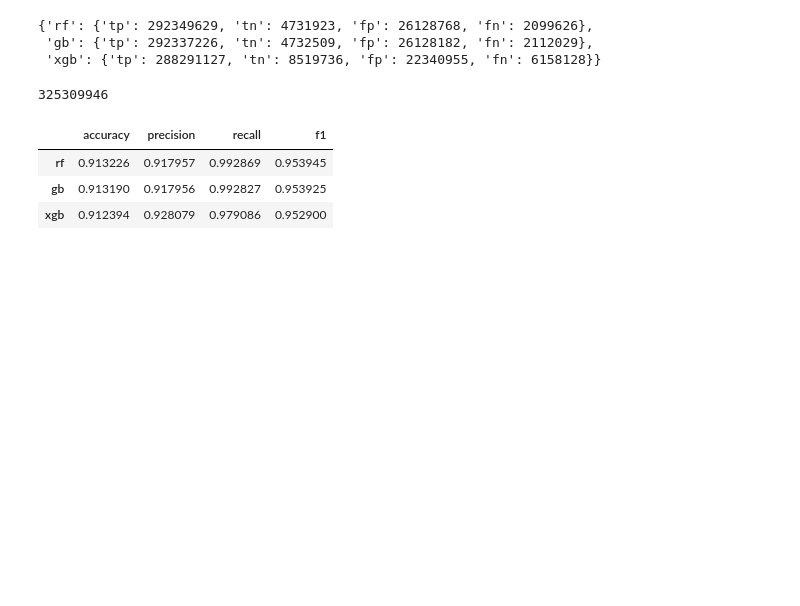
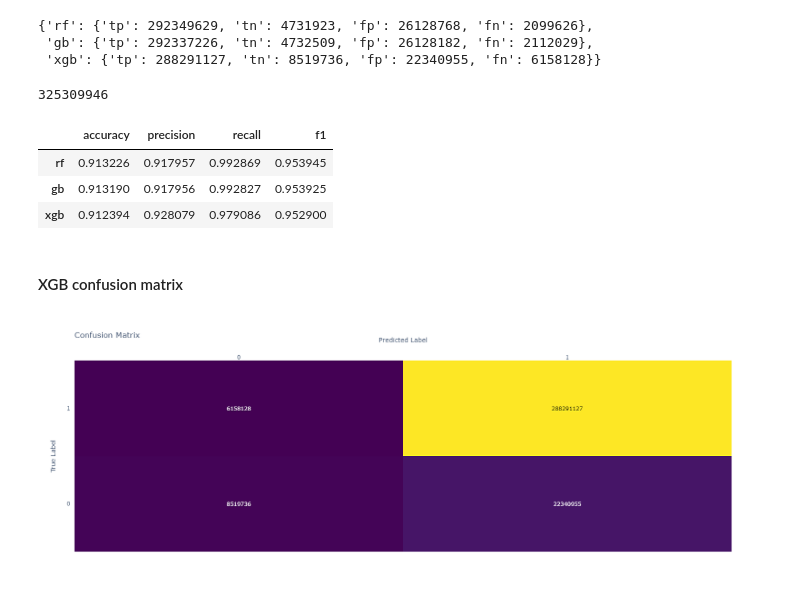
Before and after one commit to LRAbbade/IoT_anomaly_detection, a Jupyter notebook: iot23_control_training.ipynb, the cells around one changed output. Cells and saved outputs as stored; diff of their text form; code cells hidden in the pictures; blank space fills up the shorter version.

Commit message:
add xgb conf matrix

```diff
--- a/iot23_control_training.ipynb
+++ b/iot23_control_training.ipynb
@@ -585,3 +587,22 @@ pd.DataFrame(res).T[['accuracy', 'precision', 'recall', 'f1']]
 | rf | 0.913226 | 0.917957 | 0.992869 | 0.953945 |
 | gb | 0.913190 | 0.917956 | 0.992827 | 0.953925 |
 | xgb | 0.912394 | 0.928079 | 0.979086 | 0.952900 |
+# %% [markdown]
+#### XGB confusion matrix
+# %%
+fig = ff.create_annotated_heatmap(
+    [[8519736, 22340955], [6158128, 288291127]],
+    colorscale='Viridis',
+    x=['0', '1'],
+    y=['0', '1']
+)
+fig.update_layout(
+    title='Confusion Matrix',
+    xaxis_title="Predicted Label",
+    yaxis_title="True Label",
+    height=600,
+    width=600,
+    grid_xside="bottom"
+)
+# %% [output]
+[figure, added]
```
Also changed, not shown: parts of 1 cell of this notebook.
